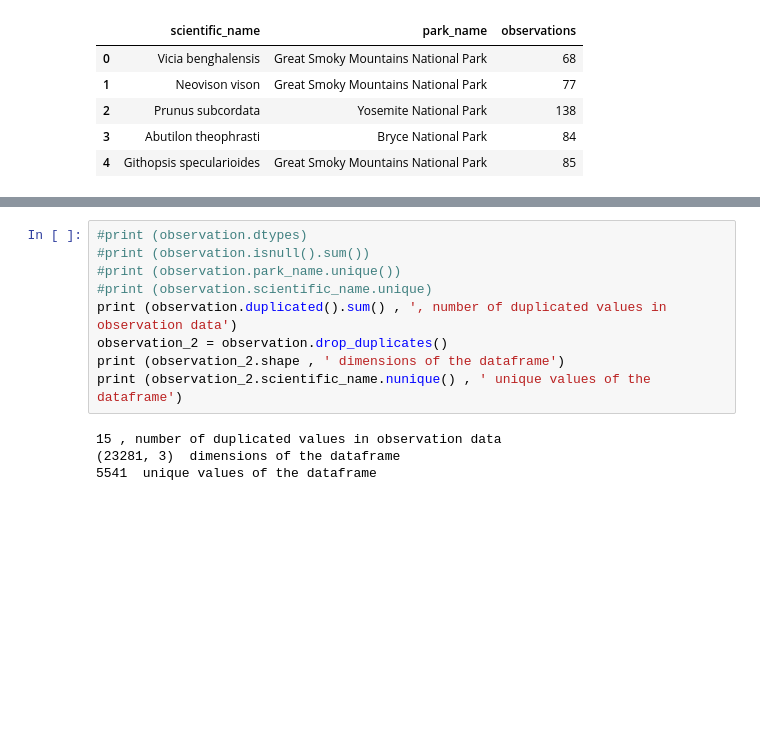
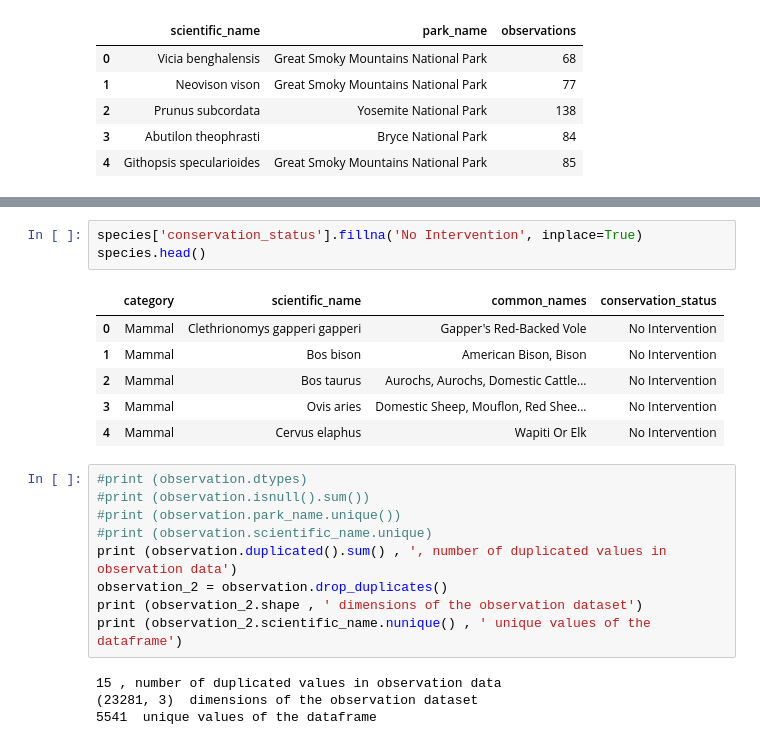
Before and after one commit to Pouria-Zarrin/biodiversity, a Jupyter notebook: biodiversity.ipynb, the cells around one changed output, grey strips where cells are left out. Saved outputs shown, nothing was run; the diff lists cells and outputs as text; blank space fills up the shorter version.

```diff
--- a/biodiversity.ipynb
+++ b/biodiversity.ipynb
@@ -27,3 +35,13 @@ species.head()
+# %%
+species['conservation_status'].fillna('No Intervention', inplace=True)
+species.head()
+# %% [output]
+|  | category | scientific_name | common_names | conservation_status |
+| 0 | Mammal | Clethrionomys gapperi gapperi | Gapper's Red-Backed Vole | No Intervention |
+| 1 | Mammal | Bos bison | American Bison, Bison | No Intervention |
+| 2 | Mammal | Bos taurus | Aurochs, Aurochs, Domestic Cattle... | No Intervention |
+| 3 | Mammal | Ovis aries | Domestic Sheep, Mouflon, Red Shee... | No Intervention |
+| 4 | Mammal | Cervus elaphus | Wapiti Or Elk | No Intervention |
 # %%
 #print (observation.dtypes)
 #print (observation.isnull().sum())
@@ -31,9 +49,9 @@ species.head()
 #print (observation.scientific_name.unique)
 print (observation.duplicated().sum() , ', number of duplicated values in observation data')
 observation_2 = observation.drop_duplicates()
-print (observation_2.shape , ' dimensions of the dataframe')
+print (observation_2.shape , ' dimensions of the observation dataset')
 print (observation_2.scientific_name.nunique() , ' unique values of the dataframe')
 # %% [output]
 15 , number of duplicated values in observation data
-(23281, 3)  dimensions of the dataframe
+(23281, 3)  dimensions of the observation dataset
 5541  unique values of the dataframe
```
Also changed, not shown: parts of 23 cells of this notebook.
